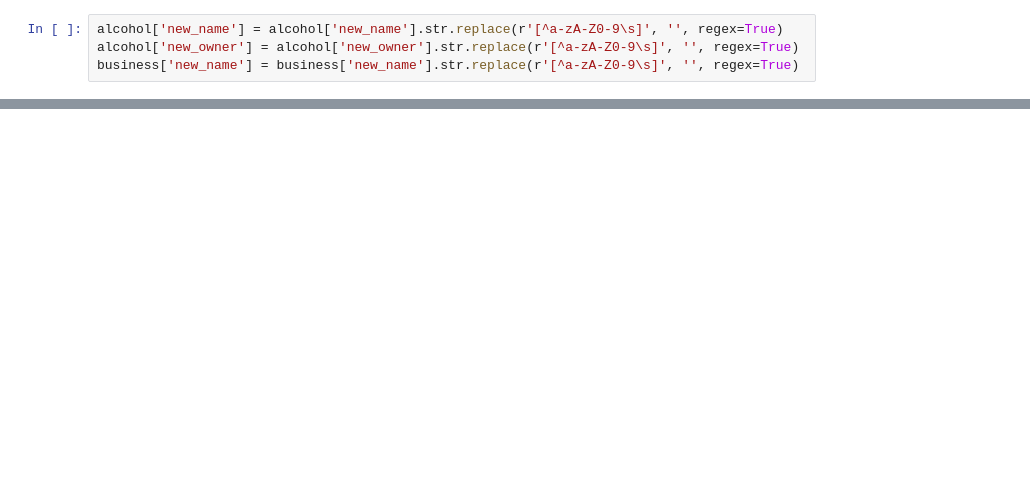
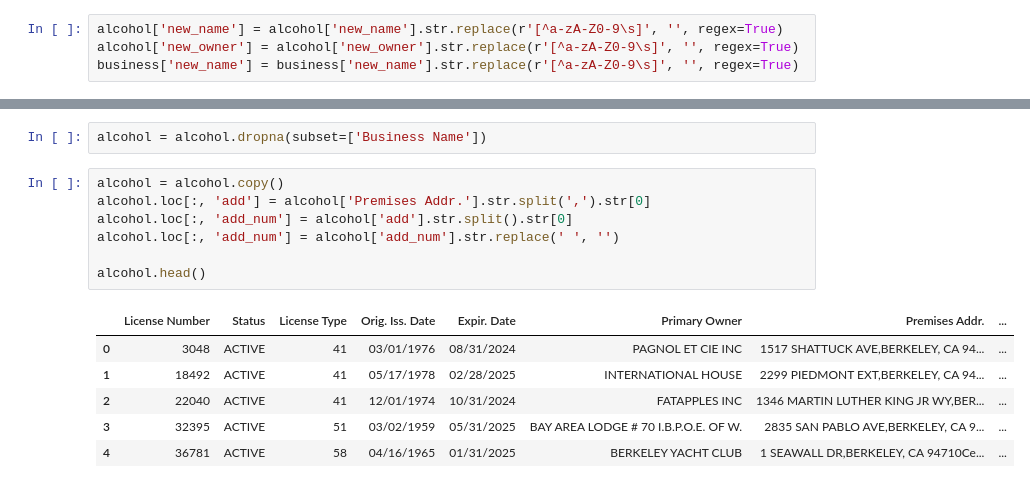
Before and after one commit to nayoung718/LS123-Data-Prediction-Law, a Jupyter notebook: merging.ipynb, the cells around one changed output, grey strips where cells are left out. Saved outputs shown, nothing was run; the diff lists cells and outputs as text; blank space fills up the shorter version.

```diff
--- a/merging.ipynb
+++ b/merging.ipynb
@@ -184,0 +226,16 @@ business['new_name'] = business['new_name'].str.replace(r'[^a-zA-Z0-9\s]', '', r
+# %%
+alcohol = alcohol.dropna(subset=['Business Name'])
+# %%
+alcohol = alcohol.copy()
+alcohol.loc[:, 'add'] = alcohol['Premises Addr.'].str.split(',').str[0]
+alcohol.loc[:, 'add_num'] = alcohol['add'].str.split().str[0]
+alcohol.loc[:, 'add_num'] = alcohol['add_num'].str.replace(' ', '')
+
+alcohol.head()
+# %% [output]
+|  | License Number | Status | License Type | Orig. Iss. Date | Expir. Date | Primary Owner | Premises Addr. | ... |
+| 0 | 3048 | ACTIVE | 41 | 03/01/1976 | 08/31/2024 | PAGNOL ET CIE INC | 1517 SHATTUCK AVE,BERKELEY, CA 94... | ... |
+| 1 | 18492 | ACTIVE | 41 | 05/17/1978 | 02/28/2025 | INTERNATIONAL HOUSE | 2299 PIEDMONT EXT,BERKELEY, CA 94... | ... |
+| 2 | 22040 | ACTIVE | 41 | 12/01/1974 | 10/31/2024 | FATAPPLES INC | 1346 MARTIN LUTHER KING JR WY,BER... | ... |
+| 3 | 32395 | ACTIVE | 51 | 03/02/1959 | 05/31/2025 | BAY AREA LODGE # 70 I.B.P.O.E. OF W. | 2835 SAN PABLO AVE,BERKELEY, CA 9... | ... |
+| 4 | 36781 | ACTIVE | 58 | 04/16/1965 | 01/31/2025 | BERKELEY YACHT CLUB | 1 SEAWALL DR,BERKELEY, CA 94710Ce... | ... |
```
Also changed, not shown: parts of 27 cells of this notebook, 2 other files.
